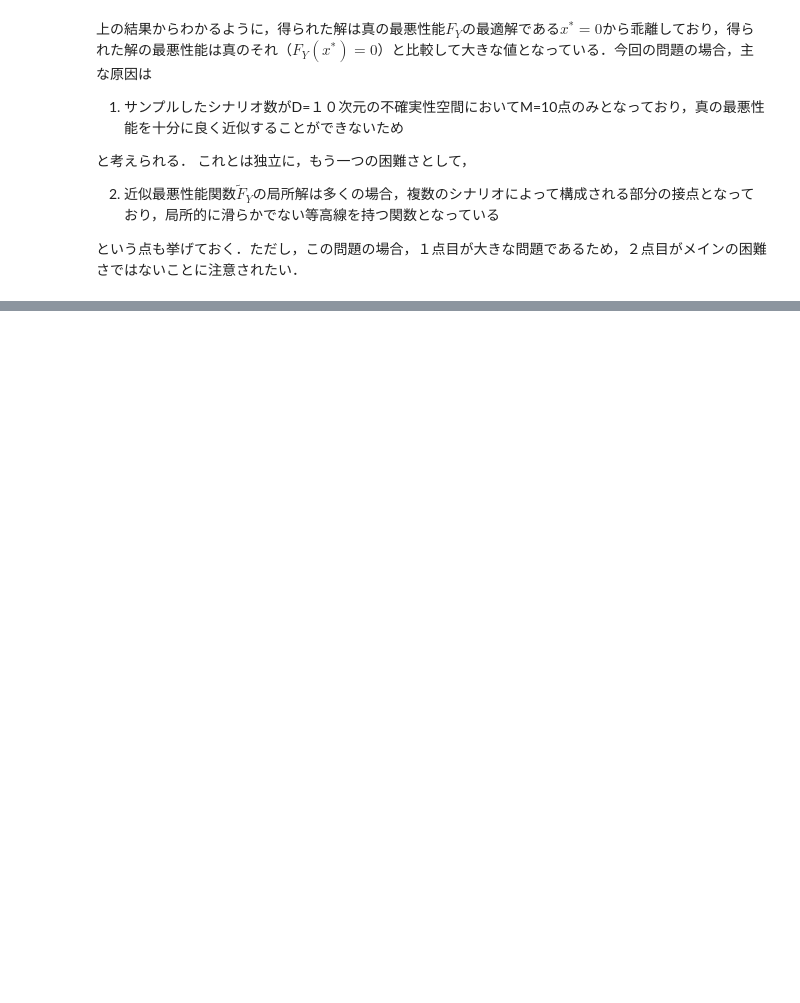
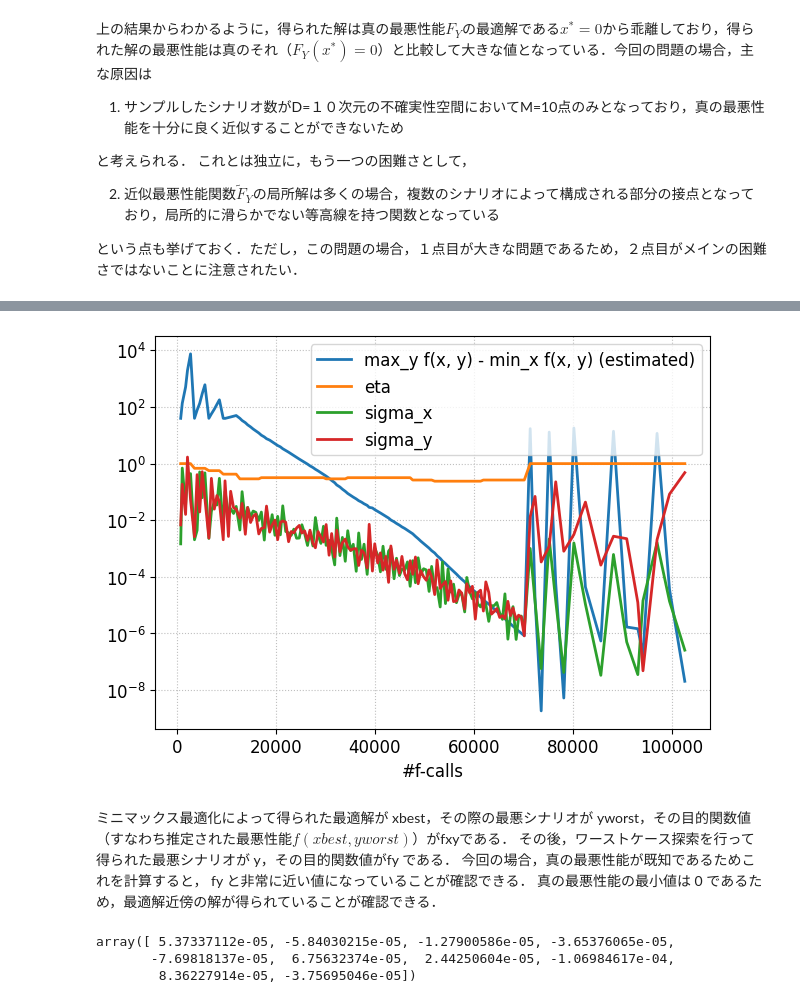
Before and after one commit to akimotolab/CMAES_Tutorial, a Jupyter notebook: a1_minmax_optimization.ipynb, the cells around one changed output, grey strips where cells are left out. Drawn from its saved outputs; the diff is of its cells as text; code cells hidden in the pictures; blank space fills up the shorter version.

```diff
--- a/a1_minmax_optimization.ipynb
+++ b/a1_minmax_optimization.ipynb
@@ -873,0 +1490,67 @@ print(f_worst_approx(x), f_worst(x))
+# %%
+import os
+
+# 簡単のため， x と y の次元数は等しいとする．
+N = 10
+a = c = 1.0
+b = 10.0
+
+def f(x, y):
+    return a * np.dot(x, x) + b * np.dot(x, y) - c * np.dot(y, y)
+
+def f_worst(x):
+    y = b * x / 2 / c
+    return f(x, y)
+
+np.random.seed(100)
+m = n = 10
+a = 1
+b = 4
+c = 1
+bounded = False
+# Initialization Interval
+xlbound = -np.ones(m)
+xubound = np.ones(m)
+ylbound = -np.ones(n)
+yubound = np.ones(n)
+# Optimization
+maxeval = 1e5
+logpre = 'advcma_ftest'
+logpath = logpre + '.csv'
+logpathx = logpre + '_x.csv'
+logpathy = logpre + '_y.csv'
+logpathworst = logpre + '_worst_y.csv'
+os.remove(logpath)
+os.remove(logpathx)
+os.remove(logpathy)
+os.remove(logpathworst)
+print("Optimization has started.")
+fxy, xbest, yworst, f_arr, x_arr, y_arr = minmax(f, xlbound, xubound, ylbound, yubound, maxeval, bounded, etamin=1e-4, tolgap=1e-6, tolxsigma=1e-8, tolysigma=1e-8, logpath=logpath, logchol=False)
+print("Optimization has finished.")
+print("best x:", xbest)
+print("worst y:", yworst)
+print("f(x,y):", fxy)
+print(f_arr)
+np.savetxt(logpathx, x_arr)
+np.savetxt(logpathy, y_arr)
+# Evaluation
+print("Worst-case search has started.")
+fy, y, f_arr, y_arr = worstsearch(f, xbest, ylbound, yubound, bounded, maxeval=100*len(ylbound), tolsigma=1e-8, n_restart=100)
+print("Worst-case search has finished.")
+print("worst y:", y)
+print("f(x,y):", fy)
+print(f_arr)
+np.savetxt(logpathworst, y_arr)
+# Plot
+dat = np.loadtxt(logpath)
+fig = plt.figure()
+plt.semilogy(dat[:, 0], dat[:, 2], label="max_y f(x, y) - min_x f(x, y) (estimated)")
+plt.semilogy(dat[:, 0], dat[:, 3], label="eta")
+plt.semilogy(dat[:, 0], dat[:, -2], label="sigma_x")
+plt.semilogy(dat[:, 0], dat[:, -1], label="sigma_y")
+plt.grid()
+plt.xlabel("#f-calls")
+plt.legend()
+plt.tight_layout()
+plt.savefig("advcma_ftest.pdf")
+# %% [output]
@@ -873,0 +1574,12 @@ print(f_worst_approx(x), f_worst(x))
+[figure, added]
+# %% [markdown]
+ミニマックス最適化によって得られた最適解が xbest，その際の最悪シナリオが yworst，その目的関数値（すなわち推定された最悪性能$f(xbest, yworst)$）がfxyである．
+その後，ワーストケース探索を行って得られた最悪シナリオが y，その目的関数値がfy である．
+今回の場合，真の最悪性能が既知であるためこれを計算すると， fy と非常に近い値になっていることが確認できる．
+真の最悪性能の最小値は 0 であるため，最適解近傍の解が得られていることが確認できる．
+# %%
+xbest
+# %% [output]
+array([ 5.37337112e-05, -5.84030215e-05, -1.27900586e-05, -3.65376065e-05,
+       -7.69818137e-05,  6.75632374e-05,  2.44250604e-05, -1.06984617e-04,
+        8.36227914e-05, -3.75695046e-05])
```
Also changed, not shown: parts of 18 cells of this notebook.
